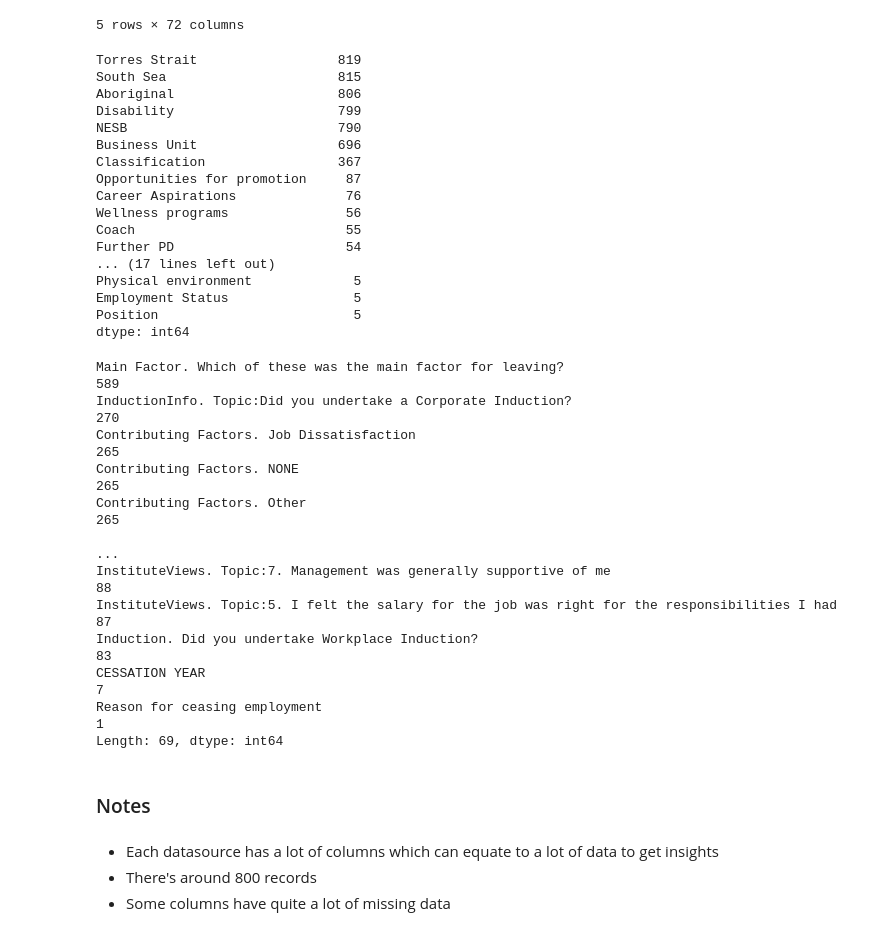
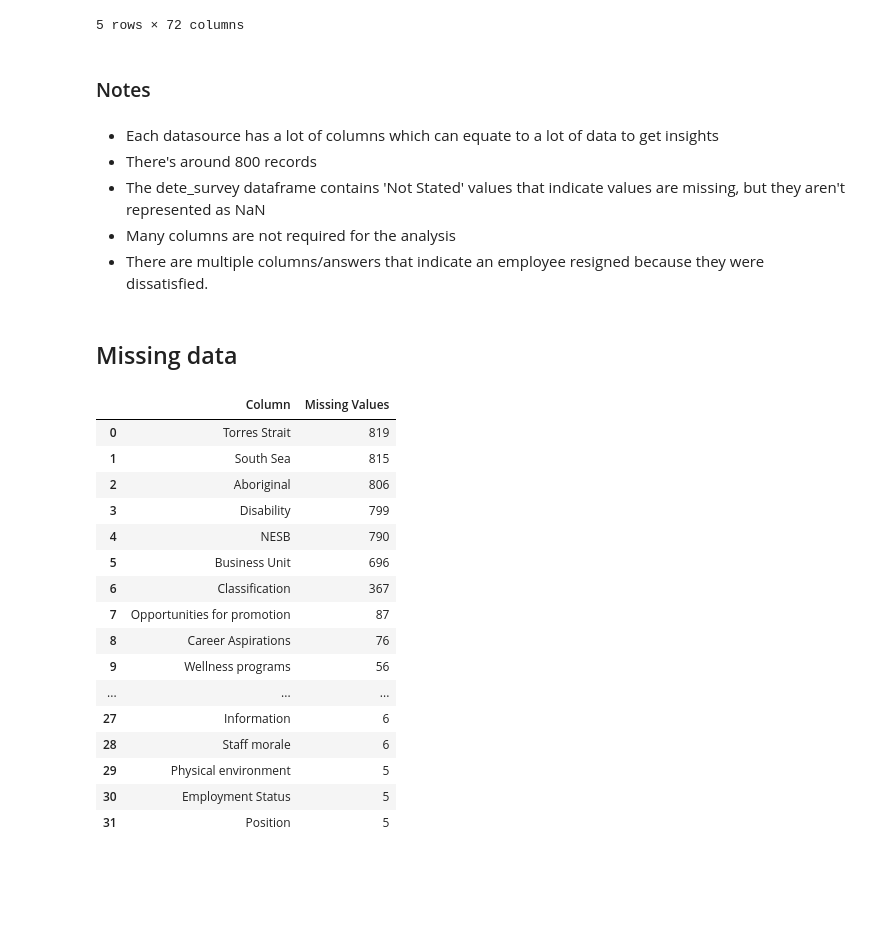
Before and after one commit to 1Elral4/Data-Cleaning, a Jupyter notebook: Data Cleaning.ipynb, the cells around one changed output. Drawn from its saved outputs; the diff is of its cells as text; code cells hidden in the pictures; blank space fills up the shorter version.

```diff
--- a/Data Cleaning.ipynb
+++ b/Data Cleaning.ipynb
@@ -67,48 +67,38 @@ tafe.head(5)
 | 3 | 6.341399e+17 | Mount Isa Institute of TAFE | Non-Delivery (corporate) | 2010.0 | Resignation | - | ... |
 | 4 | 6.341466e+17 | Southern Queensland Institute of ... | Delivery (teaching) | 2010.0 | Resignation | - | ... |
 5 rows × 72 columns
-# %%
-null_counts = dete.isnull().sum()[dete.isnull().sum() > 0]
-null_sorted = null_counts.sort_values(ascending=False)
-print(null_sorted)
-# %% [output]
-Torres Strait                  819
-South Sea                      815
-Aboriginal                     806
-Disability                     799
-NESB                           790
-Business Unit                  696
-Classification                 367
-Opportunities for promotion     87
-Career Aspirations              76
-Wellness programs               56
-Coach                           55
-Further PD                      54
-... (17 lines left out)
-Physical environment             5
-Employment Status                5
-Position                         5
-dtype: int64
-# %%
-null_counts = tafe.isnull().sum()[tafe.isnull().sum() > 0]
-null_sorted = null_counts.sort_values(ascending=False)
-print(null_sorted)
-# %% [output]
-Main Factor. Which of these was the main factor for leaving?                                       589
-InductionInfo. Topic:Did you undertake a Corporate Induction?                                      270
-Contributing Factors. Job Dissatisfaction                                                          265
-Contributing Factors. NONE                                                                         265
-Contributing Factors. Other                                                                        265
-                                                                                                  ...
-InstituteViews. Topic:7. Management was generally supportive of me                                  88
-InstituteViews. Topic:5. I felt the salary for the job was right for the responsibilities I had     87
-Induction. Did you undertake Workplace Induction?                                                   83
-CESSATION YEAR                                                                                       7
-Reason for ceasing employment                                                                        1
-Length: 69, dtype: int64
 # %% [markdown]
 ### Notes
 # %% [markdown]
 - Each datasource has a lot of columns which can equate to a lot of data to get insights
 - There's around 800 records
-- Some columns have quite a lot of missing data
+- The dete_survey dataframe contains 'Not Stated' values that indicate values are missing, but they aren't represented as NaN
+- Many columns are not required for the analysis
+- There are multiple columns/answers that indicate an employee resigned because they were dissatisfied.
+# %% [markdown]
+## Missing data
+# %%
+null_counts = dete.isnull().sum()[dete.isnull().sum() > 0]
+null_sorted = null_counts.sort_values(ascending=False)
+null_counts_df = pd.DataFrame(null_sorted).reset_index()
+null_counts_df.columns = ['Column', 'Missing Values']
+
+null_counts_df
+# %% [output]
+|  | Column | Missing Values |
+| 0 | Torres Strait | 819 |
+| 1 | South Sea | 815 |
+| 2 | Aboriginal | 806 |
+| 3 | Disability | 799 |
+| 4 | NESB | 790 |
+| 5 | Business Unit | 696 |
+| 6 | Classification | 367 |
+| 7 | Opportunities for promotion | 87 |
+| 8 | Career Aspirations | 76 |
+| 9 | Wellness programs | 56 |
+| ... | ... | ... |
+| 27 | Information | 6 |
+| 28 | Staff morale | 6 |
+| 29 | Physical environment | 5 |
+| 30 | Employment Status | 5 |
+| 31 | Position | 5 |
```
Also changed, not shown: parts of 11 cells of this notebook.
